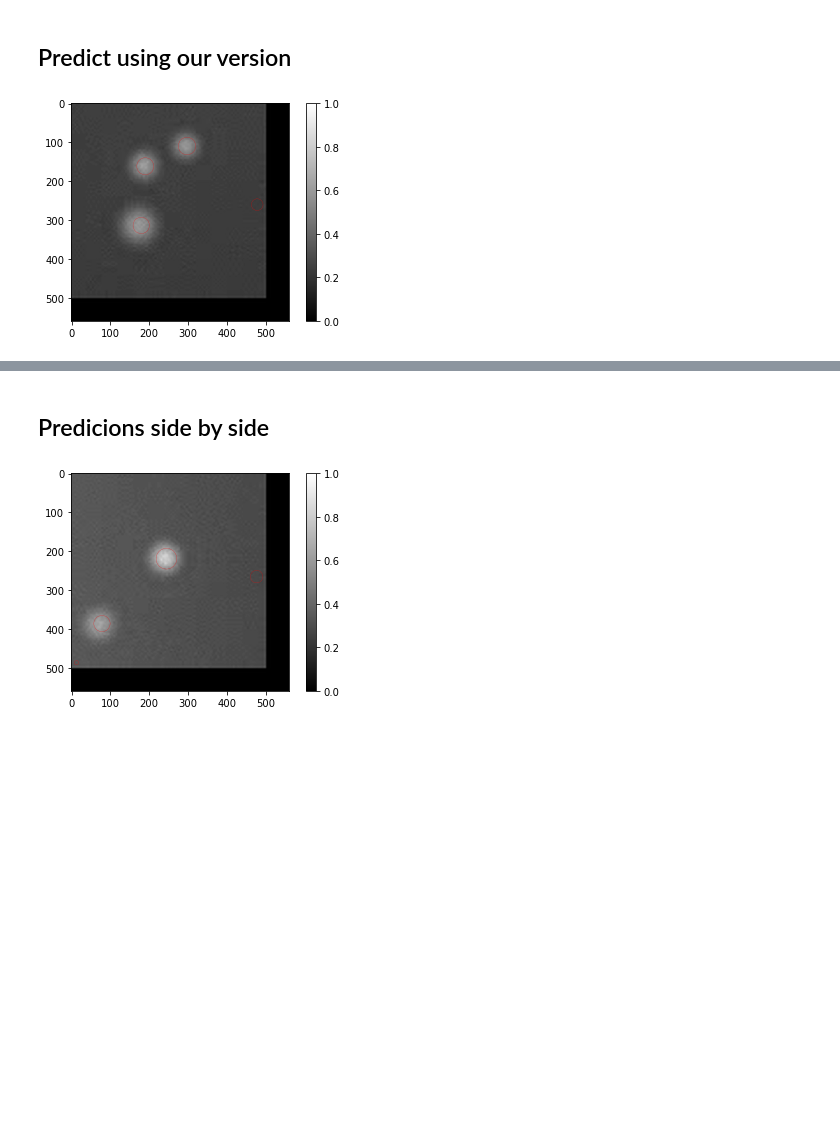
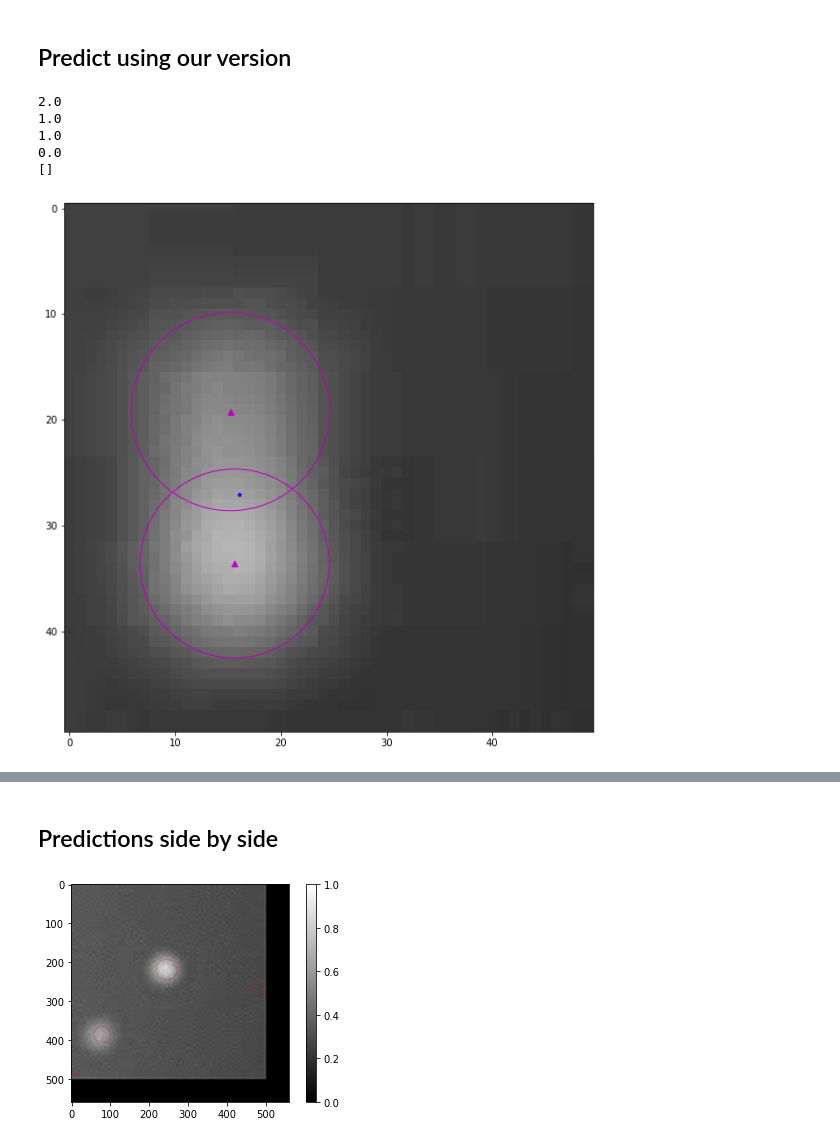
Before and after one commit to FredrikMeisingseth/DeepTrack, a Jupyter notebook: DeepTrack 1.0/single particle benchmarking.ipynb, the cells around one changed output, grey strips where cells are left out. Saved outputs shown, nothing was run; the diff lists cells and outputs as text; code cells hidden in the pictures; blank space fills up the shorter version.

Commit message:
added method for hit or miss as well as a method for getting predicted positions on a consistent form

```diff
--- a/DeepTrack 1.0/single particle benchmarking.ipynb
+++ b/DeepTrack 1.0/single particle benchmarking.ipynb
@@ -311,50 +276,64 @@ cv2.destroyAllWindows()
 # %% [markdown]
 ## Predict using our version
+# %%
+def get_predicted_positions_unet(number_frames_to_be_tracked, batch_predictions,video_width, video_height, cutoff_value = 0.9):
+    import imageGeneration as IG
+    predicted_positions = []
+    predictions = IG.cutoff(batch_predictions,cutoff_value, apply_sigmoid=True)
+
+    for i in range(number_frames_to_be_tracked):
+
+        (x_mean_list, y_mean_list, r_mean_list, i_mean_list) = IG.get_particle_centers(predictions[i])
+
+        for j in range(len(x_mean_list)):
+            x_position = x_mean_list[j]
+            y_position = y_mean_list[j]
+            frame_index = i
+            if(x_position <= video_width and y_position <= video_height):
+                predicted_positions.append((frame_index,x_position,y_position))
+
+    return predicted_positions
 # %%
 
 video = cv2.VideoCapture("output.mp4")
 number_frames_to_be_tracked = int(video.get(cv2.CAP_PROP_FRAME_COUNT))
 video_height = int(video.get(cv2.CAP_PROP_FRAME_HEIGHT))
 video_width = int(video.get(cv2.CAP_PROP_FRAME_WIDTH))
 
 batch_images = np.zeros((number_frames_to_be_tracked,video_height,video_width,1))
 
 
 for i in range(number_frames_to_be_tracked):
     (ret, frame) = video.read()
     batch_images[i,:,:,0] = cv2.cvtColor(frame, cv2.COLOR_BGR2GRAY)/255
 
-def get_padded_images(batch_images):
-    from numpy import zeros,ceil
-    batch_height = batch_images[0,:,:,0].shape[0]
-    batch_width = batch_images[0,:,:,0].shape[1]
-    number_of_images = batch_images.shape[0]
+model = unet.create_unet(pretrained_weights = "unet_particle.hdf5")
+batch_predictions = unet.predict(model,batch_images)
 
-    if (batch_height % 16 != 0 or batch_width % 16 != 0):
-        n1 = ceil(batch_height /16)
-        n2 = ceil(batch_width /16)
-
-        new_height = int(n1*16)
-        new_width = int(n1*16)
-
-        padded_images = zeros((number_of_images,new_height,new_width,1))
-        padded_images[:,0:batch_height,0:batch_width,:] = batch_images
-    else:
-        padded_images = batch_images
-    return padded_images
-
-def predict(model,batch_images):
-    padded_images = get_padded_images(batch_images)
-
-    return model.predict(padded_images)
+batch = (unet.get_padded_images(batch_images),batch_labels,batch_predictions)
 
 
-model = unet.create_unet(pretrained_weights = "unet_particle.hdf5")
-batch_predictions = predict(model,batch_images)
+predicted_positions = get_predicted_positions_unet(number_frames_to_be_tracked, batch_predictions,video_width, video_height)
 
-batch = (get_padded_images(batch_images),None,batch_predictions)
+nr_real_particles,nr_predictions,nr_hits,nr_misses,misses = hits_and_misses(number_frames_to_be_tracked,
+                               predicted_positions,
+                               particle_positions_and_radiuses,
+                               return_misses = True)
 
-for i in range(number_frames_to_be_tracked):
-    IG.visualise_batch(batch,apply_cutoff = True,cutoff_value = 0.95,index_of_image_to_show=i)
+visualize_hits_and_misses(number_frames_to_be_tracked,
+                               frames,
+                               particle_positions_and_radiuses,
+                               predicted_positions,
+                               misses)
+print(nr_real_particles[0])
+print(nr_predictions[0])
+print(nr_hits[0])
+print(nr_misses[0])
+print(misses)
 # %% [output]
+2.0
+1.0
+1.0
+0.0
+[]
-[figure, old version]
+[figure, new version]
@@ -370,5 +349,5 @@ for i in range(number_frames_to_be_tracked):
 # %% [markdown]
-## Predicions side by side
+## Predictions side by side
 # %%
 #TODO: få bilderna att visas sida vid sida elr åtminstone i samma/rimlig storlek
 
```
Also changed, not shown: parts of 13 cells of this notebook, 1 other file.
